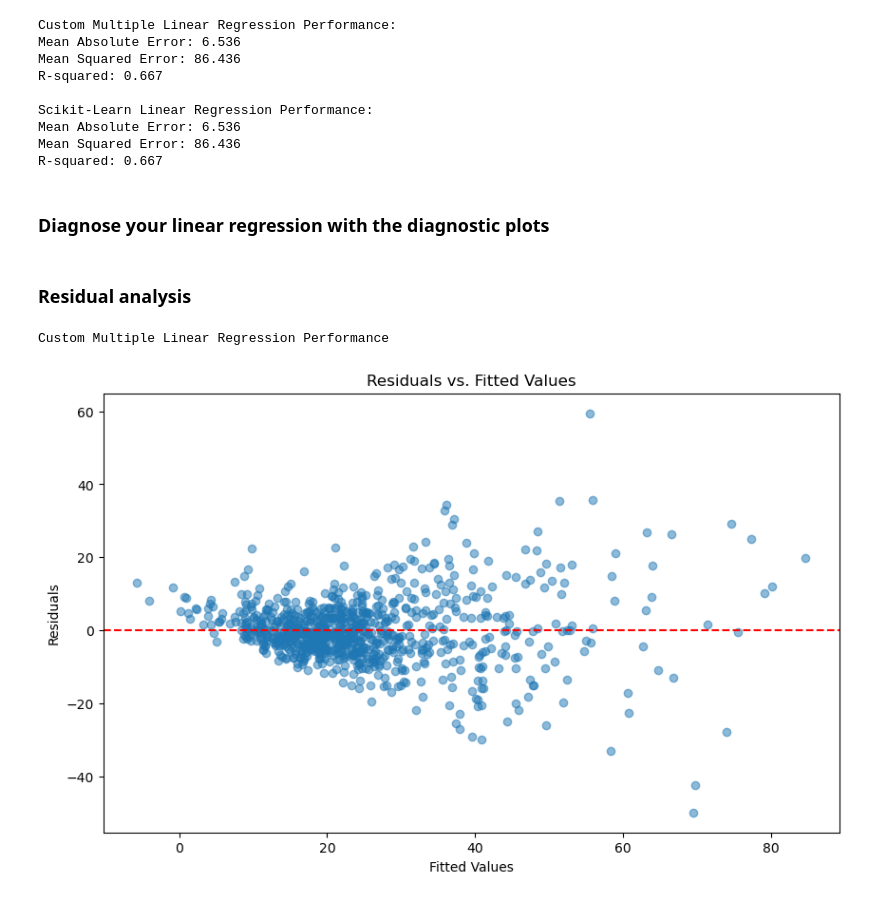
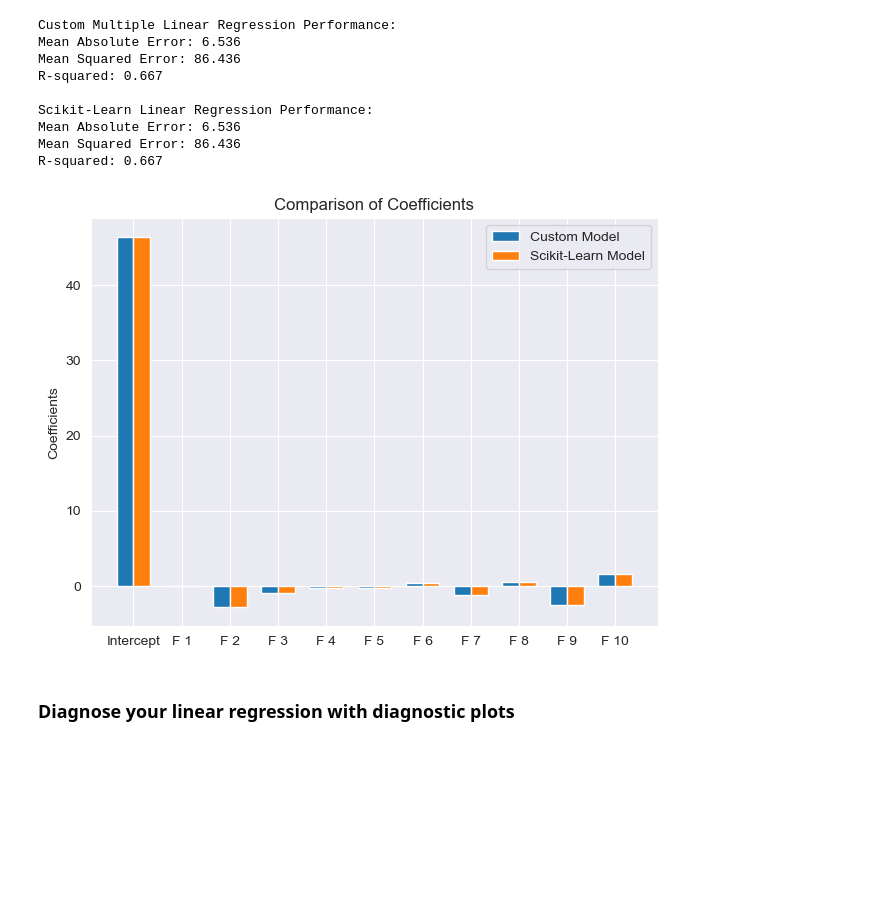
Before and after one commit to teodora-taleska/linear_regression, a Jupyter notebook: linear_regression.ipynb, the cells around one changed output. Cells and saved outputs as stored; diff of their text form; code cells hidden in the pictures; blank space fills up the shorter version.

```diff
--- a/linear_regression.ipynb
+++ b/linear_regression.ipynb
@@ -149,22 +203,30 @@ Scikit-Learn Linear Regression Performance:
 Mean Absolute Error: 6.536
 Mean Squared Error: 86.436
 R-squared: 0.667
+# %%
+# Plotting the coefficients
+coefficients_custom = model.get_coefficients()
+coefficients_sklearn = np.insert(sklearn_model.coef_, 0, sklearn_model.intercept_)
+
+labels = [f'F {i+1}' for i in range(X.shape[1])]
+labels = ['Intercept'] + labels
+
+x = np.arange(len(labels))
+width = 0.35
+
+fig, ax = plt.subplots()
+rects1 = ax.bar(x - width/2, coefficients_custom, width, label='Custom Model')
+rects2 = ax.bar(x + width/2, coefficients_sklearn, width, label='Scikit-Learn Model')
+
+ax.set_ylabel('Coefficients')
+ax.set_title('Comparison of Coefficients')
+ax.set_xticks(x)
+ax.set_xticklabels(labels)
+ax.legend()
+
+plt.tight_layout()
+plt.show()
+# %% [output]
+[figure, added]
 # %% [markdown]
-### Diagnose your linear regression with the diagnostic plots
+### Diagnose your linear regression with diagnostic plots
-# %% [markdown]
-### Residual analysis
-# %%
-# plot the residuals
-print('Custom Multiple Linear Regression Performance')
-residuals = y_train - y_pred_custom
-
-plt.figure(figsize=(10, 6))
-plt.scatter(y_pred_custom, residuals, alpha=0.5)
-plt.axhline(y=0, color='r', linestyle='--')
-plt.title('Residuals vs. Fitted Values')
-plt.xlabel('Fitted Values')
-plt.ylabel('Residuals')
-plt.show()
-# %% [output]
-Custom Multiple Linear Regression Performance
-[figure, removed]
```
Also changed, not shown: parts of 13 cells of this notebook, 1 other file.
